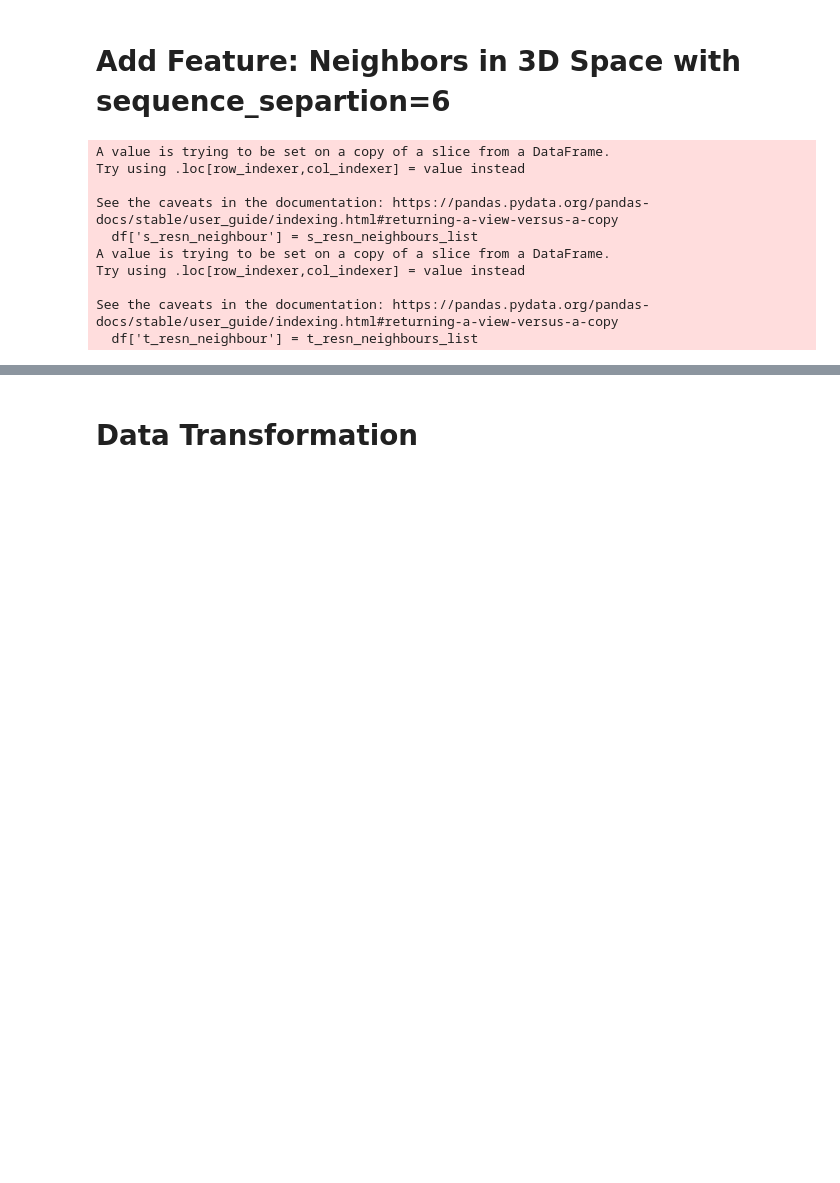
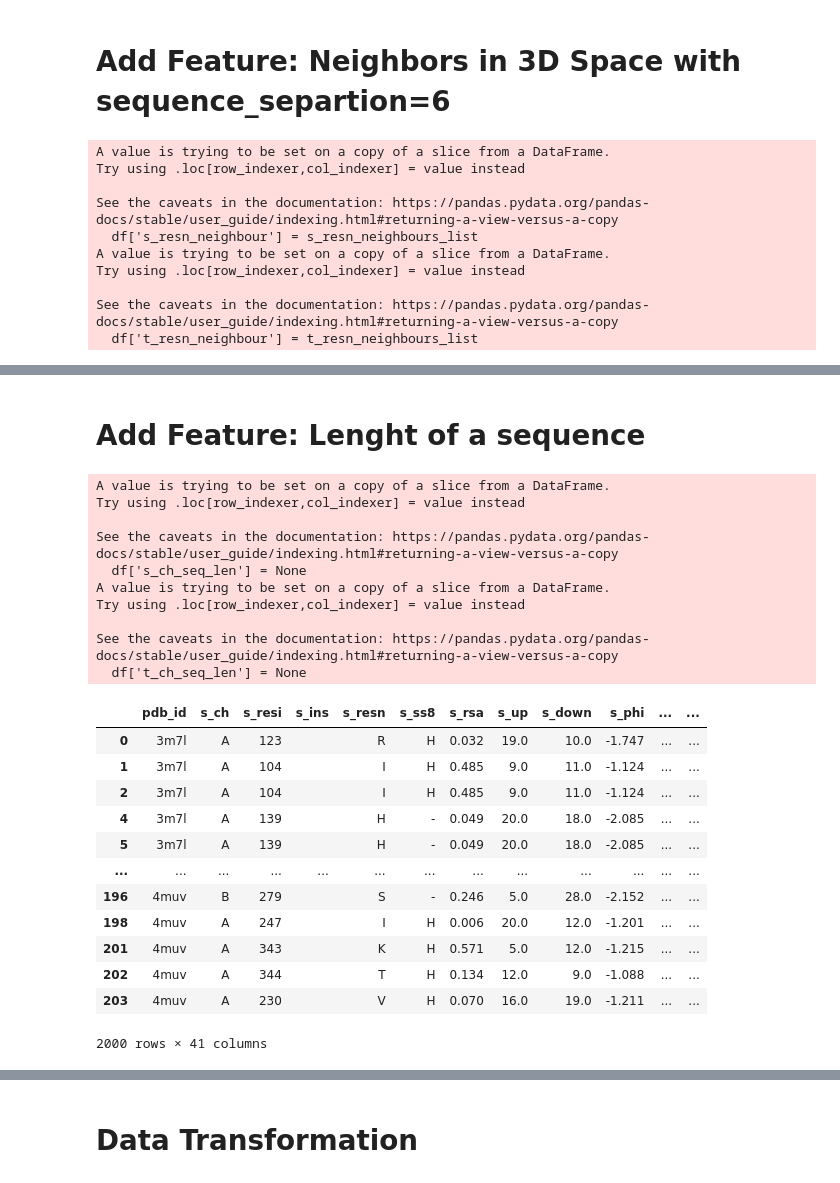
Before and after one commit to patrickab/protein-contacts-classification, a Jupyter notebook: SB_project-3.ipynb, the cells around one changed output, grey strips where cells are left out. Cells and saved outputs as stored; diff of their text form; code cells hidden in the pictures; blank space fills up the shorter version.

Commit message:
Add files via upload
Added a function that calculates sequence length for chains

```diff
--- a/SB_project-3.ipynb
+++ b/SB_project-3.ipynb
@@ -341,0 +343,2 @@ df
+# %% [markdown]
+# Add Feature: Lenght of a sequence
@@ -341,0 +391,30 @@ df
+# %%
+df_mini = df.head(2000)
+df_mini
+
+add_chain_lenghts(df_mini)
+df_mini
+# %% [output]
+A value is trying to be set on a copy of a slice from a DataFrame.
+Try using .loc[row_indexer,col_indexer] = value instead
+
+See the caveats in the documentation: https://pandas.pydata.org/pandas-docs/stable/user_guide/indexing.html#returning-a-view-versus-a-copy
+  df['s_ch_seq_len'] = None
+A value is trying to be set on a copy of a slice from a DataFrame.
+Try using .loc[row_indexer,col_indexer] = value instead
+
+See the caveats in the documentation: https://pandas.pydata.org/pandas-docs/stable/user_guide/indexing.html#returning-a-view-versus-a-copy
+  df['t_ch_seq_len'] = None
+|  | pdb_id | s_ch | s_resi | s_ins | s_resn | s_ss8 | s_rsa | s_up | s_down | s_phi | ... | ... |
+| 0 | 3m7l | A | 123 |  | R | H | 0.032 | 19.0 | 10.0 | -1.747 | ... | ... |
+| 1 | 3m7l | A | 104 |  | I | H | 0.485 | 9.0 | 11.0 | -1.124 | ... | ... |
+| 2 | 3m7l | A | 104 |  | I | H | 0.485 | 9.0 | 11.0 | -1.124 | ... | ... |
+| 4 | 3m7l | A | 139 |  | H | - | 0.049 | 20.0 | 18.0 | -2.085 | ... | ... |
+| 5 | 3m7l | A | 139 |  | H | - | 0.049 | 20.0 | 18.0 | -2.085 | ... | ... |
+| ... | ... | ... | ... | ... | ... | ... | ... | ... | ... | ... | ... | ... |
+| 196 | 4muv | B | 279 |  | S | - | 0.246 | 5.0 | 28.0 | -2.152 | ... | ... |
+| 198 | 4muv | A | 247 |  | I | H | 0.006 | 20.0 | 12.0 | -1.201 | ... | ... |
+| 201 | 4muv | A | 343 |  | K | H | 0.571 | 5.0 | 12.0 | -1.215 | ... | ... |
+| 202 | 4muv | A | 344 |  | T | H | 0.134 | 12.0 | 9.0 | -1.088 | ... | ... |
+| 203 | 4muv | A | 230 |  | V | H | 0.070 | 16.0 | 19.0 | -1.211 | ... | ... |
+2000 rows × 41 columns
```
Also changed, not shown: parts of 6 cells of this notebook.
